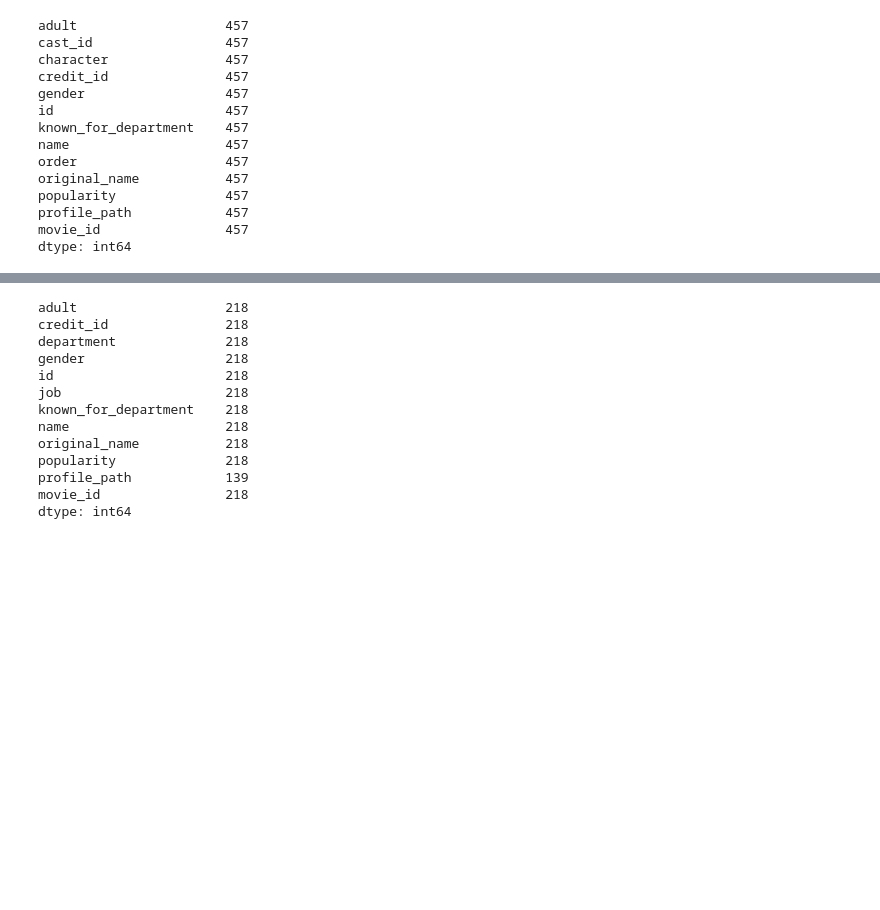
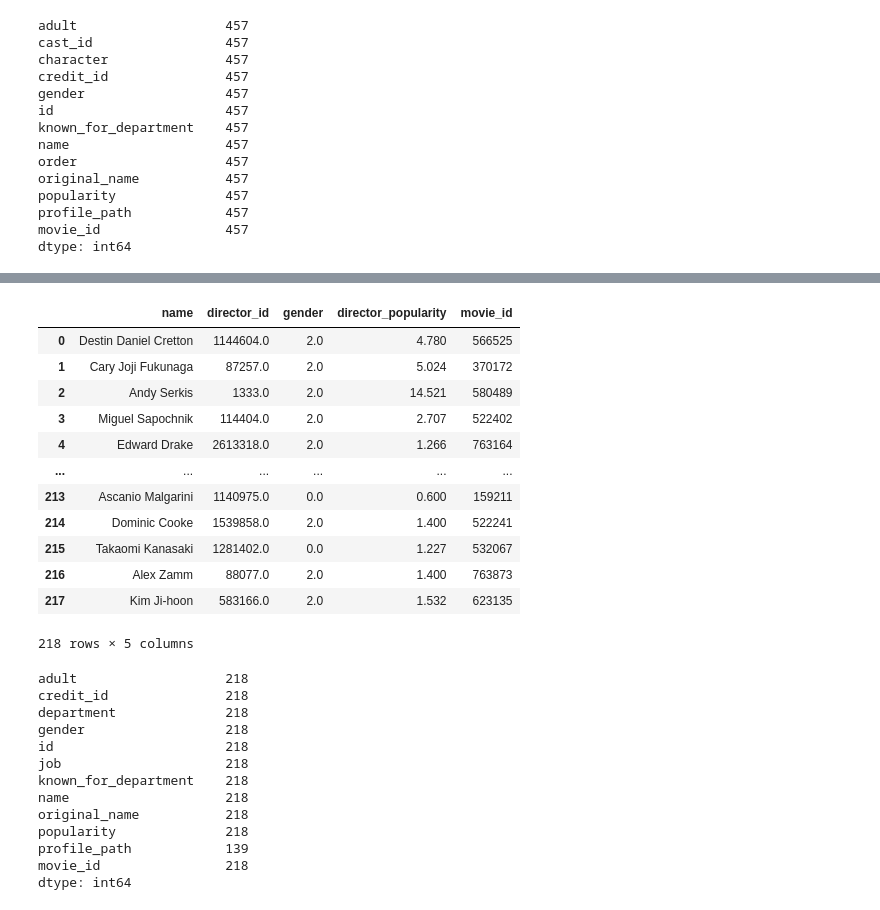
Before and after one commit to a-lau-gonza/The-Final-Project_F-PALS, a Jupyter notebook: Popular_Crew.ipynb, the cells around one changed output, grey strips where cells are left out. Saved outputs shown, nothing was run; the diff lists cells and outputs as text; code cells hidden in the pictures; blank space fills up the shorter version.

```diff
--- a/Popular_Crew.ipynb
+++ b/Popular_Crew.ipynb
@@ -91,6 +111,23 @@ directors
 | 216 | 0.0 | 5faebe18ad59b5003d5a6746 | Directing | 2.0 | 88077.0 | Director | Directing | Alex Zamm | ... |
 | 217 | 0.0 | 5d53cc936dc6c0647b98881e | Directing | 2.0 | 583166.0 | Director | Directing | Kim Ji-hoon | ... |
 218 rows × 12 columns
+# %%
+director_clean = directors[['name','director_id','gender','director_popularity','movie_id']]
+director_clean
+# %% [output]
+|  | name | director_id | gender | director_popularity | movie_id |
+| 0 | Destin Daniel Cretton | 1144604.0 | 2.0 | 4.780 | 566525 |
+| 1 | Cary Joji Fukunaga | 87257.0 | 2.0 | 5.024 | 370172 |
+| 2 | Andy Serkis | 1333.0 | 2.0 | 14.521 | 580489 |
+| 3 | Miguel Sapochnik | 114404.0 | 2.0 | 2.707 | 522402 |
+| 4 | Edward Drake | 2613318.0 | 2.0 | 1.266 | 763164 |
+| ... | ... | ... | ... | ... | ... |
+| 213 | Ascanio Malgarini | 1140975.0 | 0.0 | 0.600 | 159211 |
+| 214 | Dominic Cooke | 1539858.0 | 2.0 | 1.400 | 522241 |
+| 215 | Takaomi Kanasaki | 1281402.0 | 0.0 | 1.227 | 532067 |
+| 216 | Alex Zamm | 88077.0 | 2.0 | 1.400 | 763873 |
+| 217 | Kim Ji-hoon | 583166.0 | 2.0 | 1.532 | 623135 |
+218 rows × 5 columns
 # %%
 directors.count()
 # %% [output]
```
Also changed, not shown: parts of 5 cells of this notebook, 1 other file.
